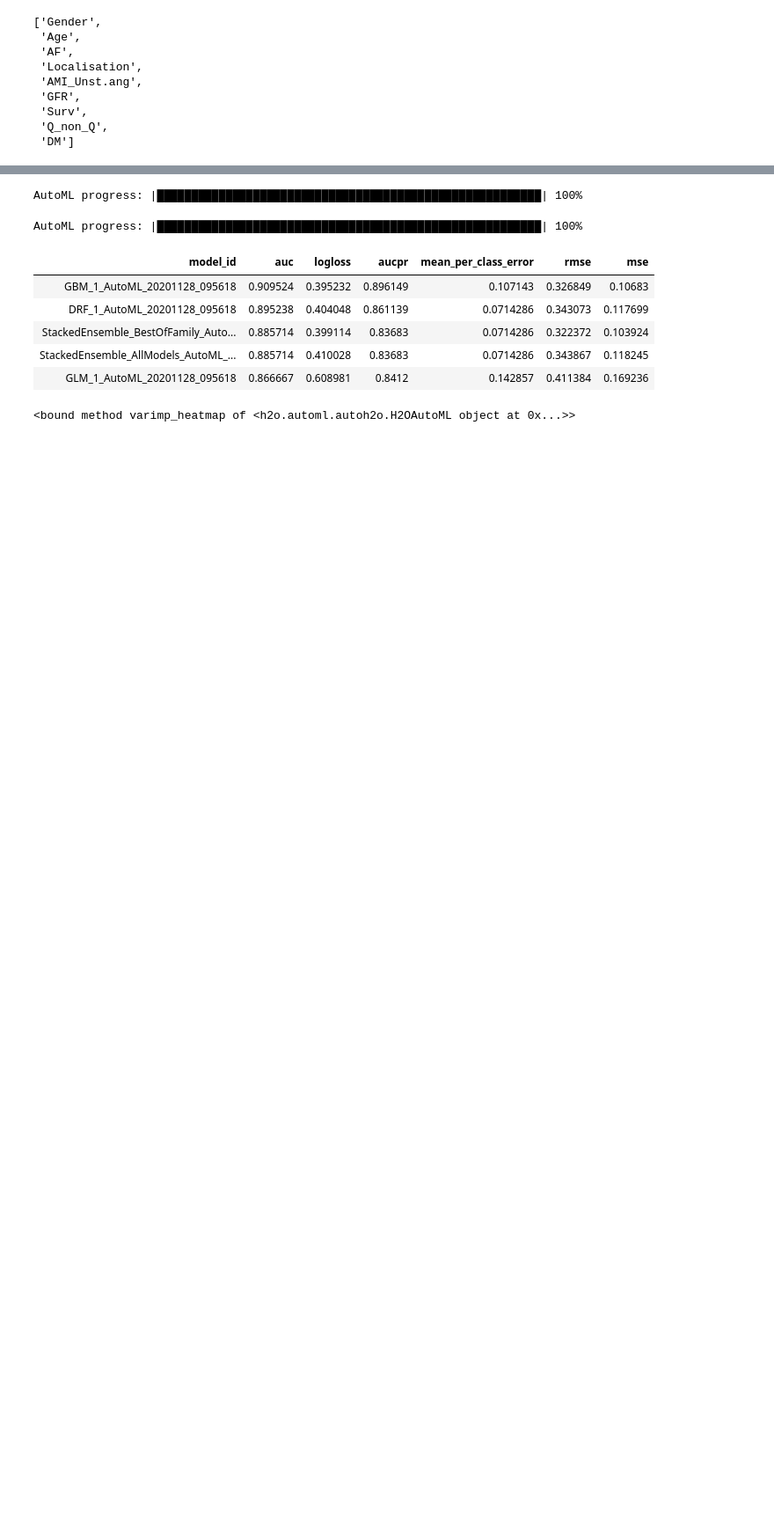
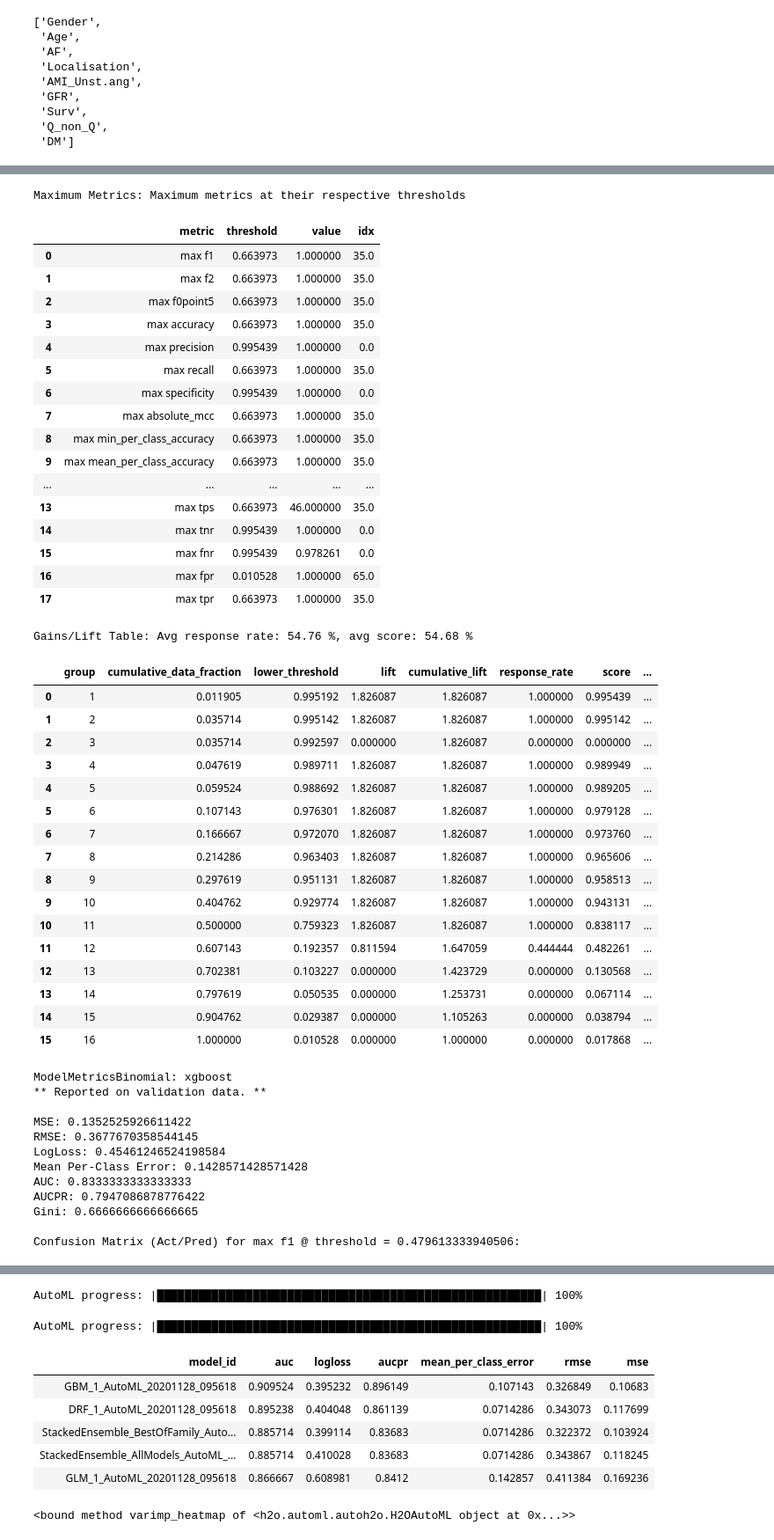
Before and after one commit to AlexAlexeyuk/Researchs, a Jupyter notebook: CKD_mortalyty.ipynb, the cells around one changed output, grey strips where cells are left out. Shown: that part at 88% size. Drawn from its saved outputs; the diff is of its cells as text; code cells hidden in the pictures; blank space fills up the shorter version.

Commit message:
add xgboost

```diff
--- a/CKD_mortalyty.ipynb
+++ b/CKD_mortalyty.ipynb
@@ -51,0 +99,3 @@ train.col_names
+# %%
+stroke_xgb.accuracy
+# %% [output]
@@ -51,0 +127,48 @@ train.col_names
+Maximum Metrics: Maximum metrics at their respective thresholds
+|  | metric | threshold | value | idx |
+| 0 | max f1 | 0.663973 | 1.000000 | 35.0 |
+| 1 | max f2 | 0.663973 | 1.000000 | 35.0 |
+| 2 | max f0point5 | 0.663973 | 1.000000 | 35.0 |
+| 3 | max accuracy | 0.663973 | 1.000000 | 35.0 |
+| 4 | max precision | 0.995439 | 1.000000 | 0.0 |
+| 5 | max recall | 0.663973 | 1.000000 | 35.0 |
+| 6 | max specificity | 0.995439 | 1.000000 | 0.0 |
+| 7 | max absolute_mcc | 0.663973 | 1.000000 | 35.0 |
+| 8 | max min_per_class_accuracy | 0.663973 | 1.000000 | 35.0 |
+| 9 | max mean_per_class_accuracy | 0.663973 | 1.000000 | 35.0 |
+| ... | ... | ... | ... | ... |
+| 13 | max tps | 0.663973 | 46.000000 | 35.0 |
+| 14 | max tnr | 0.995439 | 1.000000 | 0.0 |
+| 15 | max fnr | 0.995439 | 0.978261 | 0.0 |
+| 16 | max fpr | 0.010528 | 1.000000 | 65.0 |
+| 17 | max tpr | 0.663973 | 1.000000 | 35.0 |
+Gains/Lift Table: Avg response rate: 54.76 %, avg score: 54.68 %
+|  | group | cumulative_data_fraction | lower_threshold | lift | cumulative_lift | response_rate | score | ... |
+| 0 | 1 | 0.011905 | 0.995192 | 1.826087 | 1.826087 | 1.000000 | 0.995439 | ... |
+| 1 | 2 | 0.035714 | 0.995142 | 1.826087 | 1.826087 | 1.000000 | 0.995142 | ... |
+| 2 | 3 | 0.035714 | 0.992597 | 0.000000 | 1.826087 | 0.000000 | 0.000000 | ... |
+| 3 | 4 | 0.047619 | 0.989711 | 1.826087 | 1.826087 | 1.000000 | 0.989949 | ... |
+| 4 | 5 | 0.059524 | 0.988692 | 1.826087 | 1.826087 | 1.000000 | 0.989205 | ... |
+| 5 | 6 | 0.107143 | 0.976301 | 1.826087 | 1.826087 | 1.000000 | 0.979128 | ... |
+| 6 | 7 | 0.166667 | 0.972070 | 1.826087 | 1.826087 | 1.000000 | 0.973760 | ... |
+| 7 | 8 | 0.214286 | 0.963403 | 1.826087 | 1.826087 | 1.000000 | 0.965606 | ... |
+| 8 | 9 | 0.297619 | 0.951131 | 1.826087 | 1.826087 | 1.000000 | 0.958513 | ... |
+| 9 | 10 | 0.404762 | 0.929774 | 1.826087 | 1.826087 | 1.000000 | 0.943131 | ... |
+| 10 | 11 | 0.500000 | 0.759323 | 1.826087 | 1.826087 | 1.000000 | 0.838117 | ... |
+| 11 | 12 | 0.607143 | 0.192357 | 0.811594 | 1.647059 | 0.444444 | 0.482261 | ... |
+| 12 | 13 | 0.702381 | 0.103227 | 0.000000 | 1.423729 | 0.000000 | 0.130568 | ... |
+| 13 | 14 | 0.797619 | 0.050535 | 0.000000 | 1.253731 | 0.000000 | 0.067114 | ... |
+| 14 | 15 | 0.904762 | 0.029387 | 0.000000 | 1.105263 | 0.000000 | 0.038794 | ... |
+| 15 | 16 | 1.000000 | 0.010528 | 0.000000 | 1.000000 | 0.000000 | 0.017868 | ... |
+ModelMetricsBinomial: xgboost
+** Reported on validation data. **
+
+MSE: 0.1352525926611422
+RMSE: 0.3677670358544145
+LogLoss: 0.45461246524198584
+Mean Per-Class Error: 0.1428571428571428
+AUC: 0.8333333333333333
+AUCPR: 0.7947086878776422
+Gini: 0.6666666666666665
+
+Confusion Matrix (Act/Pred) for max f1 @ threshold = 0.479613333940506:
```
Also changed, not shown: parts of 10 cells of this notebook.
